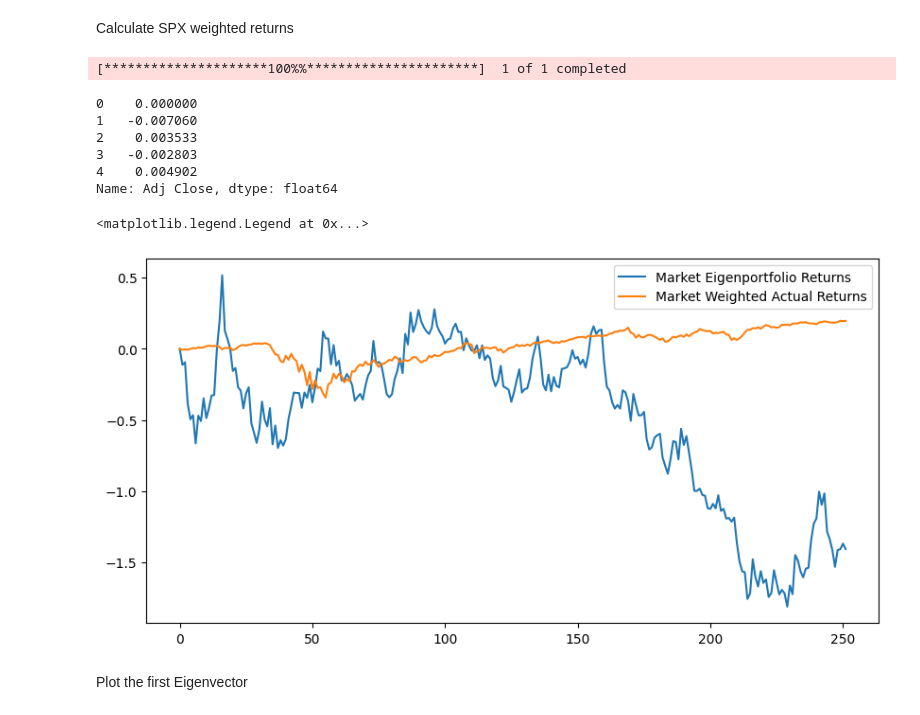
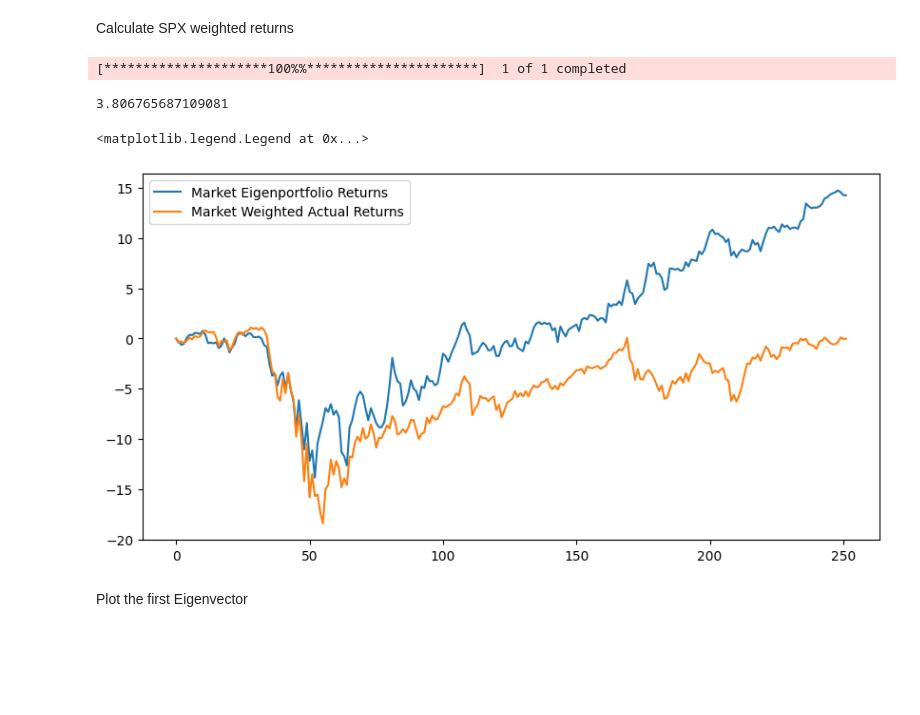
Before and after one commit to andygarcia830/msdspt2025b_dmw_lab2_lt5, a Jupyter notebook: Lab2A-LT5.ipynb, the cells around one changed output. Drawn from its saved outputs; the diff is of its cells as text; code cells hidden in the pictures; blank space fills up the shorter version.

```diff
--- a/Lab2A-LT5.ipynb
+++ b/Lab2A-LT5.ipynb
@@ -34,7 +34,7 @@ def download(symbol, start=None, days=None):
         start = datetime.datetime(2000,1,1)
     if days:
         delta = datetime.timedelta(days=days)
-        end = start + end
+        end = start + delta
     return yf.download(symbol, start=start, end=end)['Adj Close']
 # %%
 download('^SPX', datetime.datetime(2020,1,1))
@@ -79,7 +79,7 @@ Download the historical price data (Adj Close) and construct the design matrix
 def construct_data(start, filename):
     df_spx = pd.DataFrame()
     for item in tickers['Symbol']:
-        stock = download(item, start)
+        stock = download(item, start, days=365)
         df_spx = pd.concat((df_spx, stock.rename(item)), axis=1)
     df_spx.to_csv(filename)
     return df_spx
@@ -88,4 +88,4 @@ filename = 'spx_adj_close.csv'
 try:
     df_spx = pd.read_csv(filename, index_col=0)
 except FileNotFoundError:
-    df_spx = construct_data(datetime.datetime(2000,1,1), filename)
+    df_spx = construct_data(datetime.datetime(2020,1,1), filename)
@@ -266,25 +221,26 @@ F = F.T
 # %% [markdown]
 Calculate SPX weighted returns
 # %%
-spx_market = download('^SPX', datetime.datetime(2020,1,1))
-R_market = spx_market.pct_change().fillna(0).reset_index(drop=True)
-R_market.head()
+spx_market = download('^SPX', datetime.datetime(2020,1,1),days=365)
+R_market = spx_market.rolling(window=2).apply(lambda x: (x.iloc[1] - x.iloc[0])).fillna(0).reset_index(drop=True)
+R_market = ((R_market - R_market.mean(axis=0))/R_market.std(axis=0)).fillna(0)
+# R_market = spx_market.pct_change().fillna(0).reset_index(drop=True)
+# R_market.head()
+# print(R_market.min())
+# print(R_market.max())
 # %% [output]
 [*********************100%%**********************]  1 of 1 completed
-0    0.000000
-1   -0.007060
-2    0.003533
-3   -0.002803
-4    0.004902
-Name: Adj Close, dtype: float64
 # %%
+print(max(np.abs(F[0].min()), np.abs(F[0].max())))
+# data = F[0]/max(np.abs(F[0].min()), np.abs(F[0].max()))
 fig, ax = plt.subplots(1, 1, figsize=(10,5))
-ax.plot(F[0].cumsum()/10,  label="Market Eigenportfolio Returns")
+ax.plot(F[0].cumsum(),  label="Market Eigenportfolio Returns")
 ax.plot(R_market.cumsum(), label = "Market Weighted Actual Returns")
 plt.legend()
 # %% [output]
-<matplotlib.legend.Legend at 0x...>
+3.806765687109081
+<matplotlib.legend.Legend at 0x...>
-[figure, old version]
+[figure, new version]
 # %%
 import matplotlib.ticker as tck
 def plot_eigenportfolio(n):
```
Also changed, not shown: parts of 27 cells of this notebook, 4 other files.
